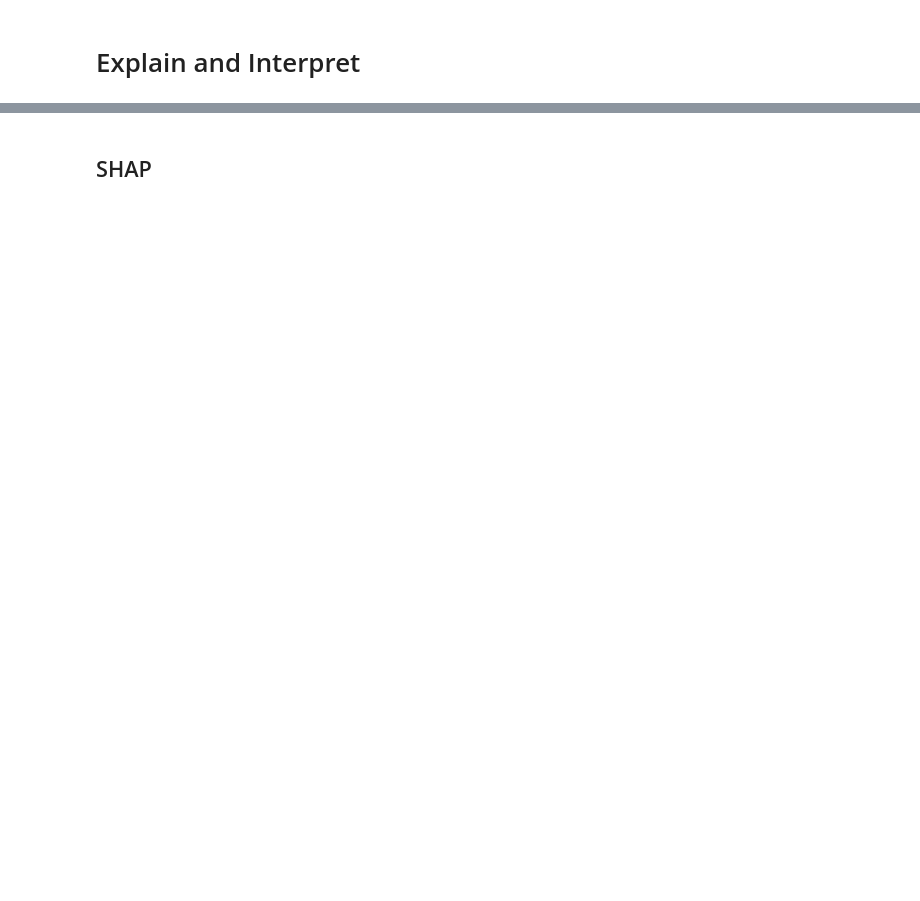
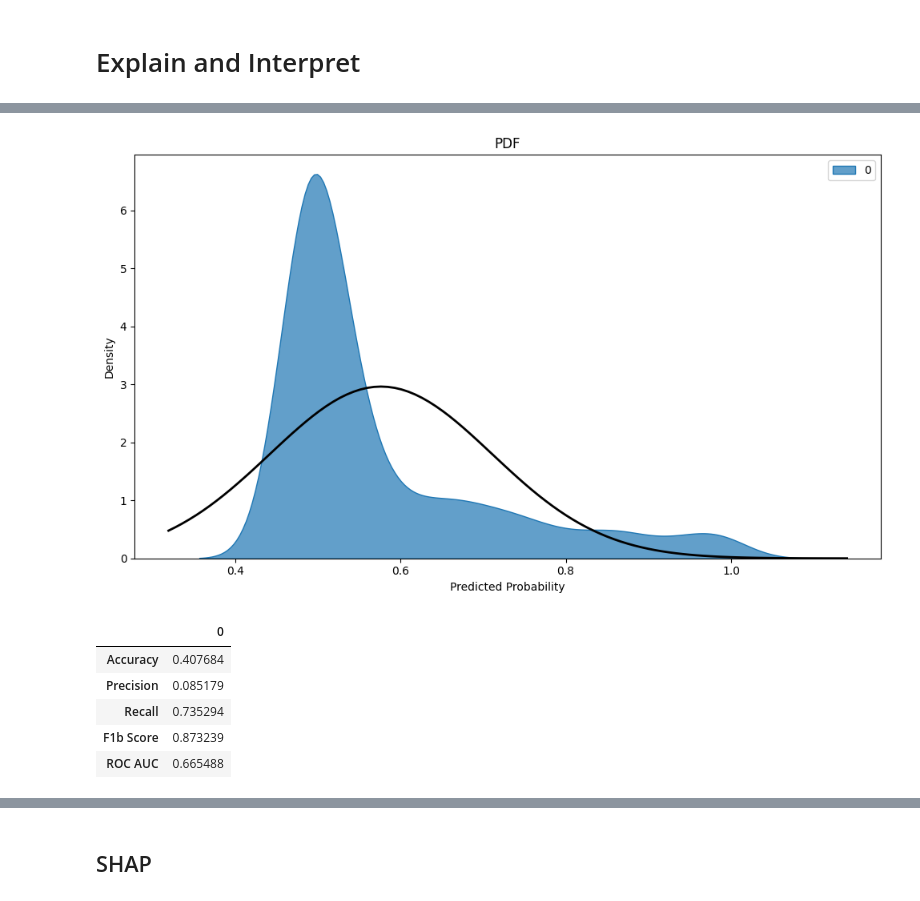
Before and after one commit to adamd1985/intra_day_futures_arb, a Jupyter notebook: cnn_algo.ipynb, the cells around one changed output, grey strips where cells are left out. Drawn from its saved outputs; the diff is of its cells as text; code cells hidden in the pictures; blank space fills up the shorter version.

```diff
--- a/cnn_algo.ipynb
+++ b/cnn_algo.ipynb
@@ -342,7 +335,7 @@ def prepare_windows(data_df, label_df, window_size=WINDOW):
             assert not np.isnan(target_label).any(), "NaN values found in target label"
     return np.array(X), np.array(y)
 
-def prepare_windows_with_disjoint_ts(ts_list, window_size=WINDOW):
+def prepare_window_with_disjoint_ts(ts_list, window_size=WINDOW):
     """
     Generator function to yield windows of features and corresponding labels from multiple time series.
 
@@ -400,8 +393,8 @@ def create_dataset_from_generator(ts_list, batch_size):
     return dataset
 
 with strategy.scope():
-    train_dataset = create_windowed_dataset_from_generator(train_agri_ts, batch_size=BATCH_SIZE)
-    val_dataset = create_windowed_dataset_from_generator(val_agri_ts, batch_size=BATCH_SIZE)
+    train_dataset = create_dataset_from_generator(train_agri_ts, batch_size=BATCH_SIZE)
+    val_dataset = create_dataset_from_generator(val_agri_ts, batch_size=BATCH_SIZE)
 # %% [output]
 BATCH_SIZE: 8
 # %%
@@ -582,22 +574,20 @@ IMAGES_DIR = f"images/{MODEL_NAME}/images"
 LOG_BASEPATH = f"logs/{MODEL_NAME}/tb"
 TARGET_METRIC = "tp"
 
-EPOCHS = 30
-PATIENCE_EPOCHS = 5
+EPOCHS = 10
+PATIENCE_EPOCHS = 2
 LEARN_RATE =1e-3
 LEARN_RATE_MIN = 1e-5
 ALPHA = CLASS_WEIGHTS[1] / (CLASS_WEIGHTS[0] + CLASS_WEIGHTS[1])
 GAMMA = 2.
 
-PURGE = True
+PURGE = False
 if PURGE:
     # Remove tensorboard logs and other training artefacts for a fresh loop.
     shutil.rmtree(LOG_BASEPATH, ignore_errors=True)
     shutil.rmtree(MODEL_DIR, ignore_errors=True)
     shutil.rmtree(IMAGES_DIR, ignore_errors=True)
-os.makedirs(IMAGES_DIR, exist_ok=True)
-os.makedirs(LOG_BASEPATH, exist_ok=True)
-os.makedirs(MODEL_DIR, exist_ok=True)
+
 print(f"alpha: {ALPHA}, gamma {GAMMA}, bias: {BIAS}")
 
 def build_cnn(input_shape, train_dataset, test_dataset=None,
@@ -608,7 +598,7 @@ def build_cnn(input_shape, train_dataset, test_dataset=None,
               epochs=EPOCHS,
               class_weight=CLASS_WEIGHTS,
               initial_bias = BIAS):
-    model = build_wavenet_model(
+    model = build_deep_resnet_model(
         input_shape=input_shape,
         reg_param=REG_WEIGHTS,
         dropout_rate=DROPRATE,
@@ -679,6 +669,7 @@ with strategy.scope():
         model, history = build_cnn(INPUT_SHAPE, train_dataset=train_dataset, test_dataset=val_dataset)
         history_dict = history.history
         model.save(MODEL_PATH)
+
         # float32 is not directly serializable to JSON
         history_dict = {k: [float(i) for i in v] for k, v in history_dict.items()}
         with open(MODEL_HISTORY, 'w') as f:
@@ -783,12 +771,13 @@ from sklearn.metrics import accuracy_score, precision_score, recall_score, fbeta
 def print_metrics_and_distribution(model, data, labels):
     ypred_proba = model.predict(data)
     pred = (ypred_proba > 0.5).astype(int)
+
     metrics = {
-        "Accuracy": accuracy_score(labels.flatten(), pred.flatten()),
-        "Precision": precision_score(labels.flatten(), pred.flatten()),
-        "Recall": recall_score(labels.flatten(), pred.flatten()),
-        "F1b Score": fbeta_score(labels.flatten(), pred.flatten(), average="weighted", beta=0.1),
-        "ROC AUC": roc_auc_score(labels.flatten(), ypred_proba.flatten(), average='weighted')
+        "Accuracy": accuracy_score(labels, pred.flatten()),
+        "Precision": precision_score(labels, pred.flatten()),
+        "Recall": recall_score(labels, pred.flatten()),
+        "F1b Score": fbeta_score(labels, pred.flatten(), average="weighted", beta=0.1),
+        "ROC AUC": roc_auc_score(labels, ypred_proba.flatten(), average='weighted')
     }
 
     metrics_df = pd.DataFrame.from_dict(metrics, orient='index')
@@ -814,6 +803,10 @@ def print_metrics_and_distribution(model, data, labels):
 
     return metrics_df
 
-sample_val = val_agri_ts[0]
-metrics_df = print_metrics_and_distribution(model, sample_val[FEATURES].values, sample_val[META_LABEL].values)
-print(metrics_df)
+if MODEL_NAME == "WAVENET":
+    test_data, test_labels = prepare_windows(val_agri_ts[0][FEATURES], val_agri_ts[0][META_LABEL], window_size=WINDOW)
+else:
+    test_data, test_labels = val_agri_ts[0][FEATURES], val_agri_ts[0][META_LABEL]
+metrics_df = print_metrics_and_distribution(model, test_data, test_labels)
+metrics_df
+# %% [output]
@@ -820,3 +814,10 @@ print(metrics_df)
+[figure, added]
+|  | 0 |
+| Accuracy | 0.407684 |
+| Precision | 0.085179 |
+| Recall | 0.735294 |
+| F1b Score | 0.873239 |
+| ROC AUC | 0.665488 |
 # %%
 import seaborn as sns
 
```
Also changed, not shown: parts of 20 cells of this notebook.
